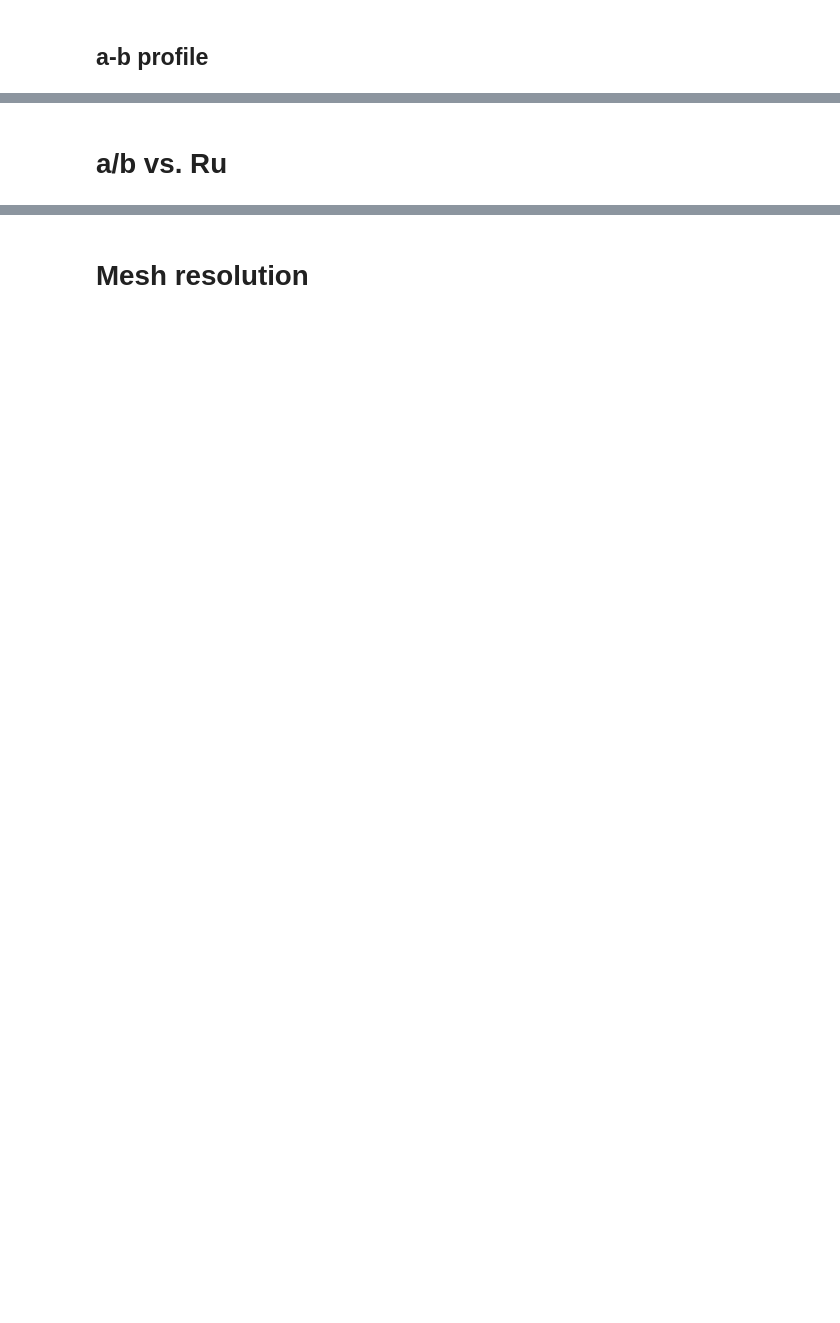
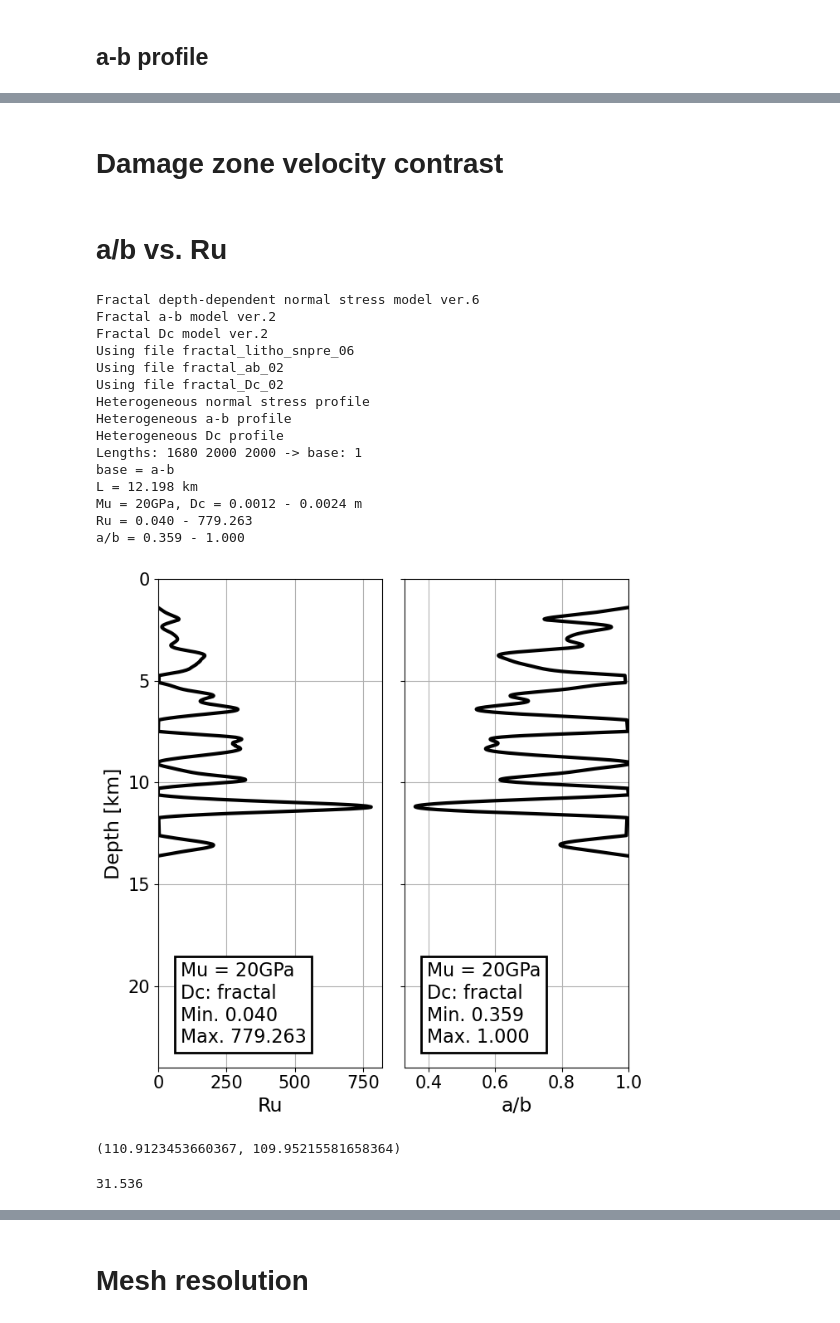
Before and after one commit to JeenaYun/jeena-tandem, a Jupyter notebook: scripts/useful_pieces.ipynb, the cells around one changed output, grey strips where cells are left out. Drawn from its saved outputs; the diff is of its cells as text; code cells hidden in the pictures; blank space fills up the shorter version.

```diff
--- a/scripts/useful_pieces.ipynb
+++ b/scripts/useful_pieces.ipynb
@@ -422,0 +852,2 @@ delsn_out
+# %% [markdown]
+# Damage zone velocity contrast
@@ -423,12 +864,12 @@ delsn_out
 # %% [markdown]
 # a/b vs. Ru
 # %%
-save_on = 1
+save_on = 0
 # --------- Interpolate variables to match the lengths: b, sigma & a-b
 mesh_y,_a,_b,_ab,_sigma,_Dc = ch.make_uniform(prefix)
 
 # Shear modulus (within DZ for DZ model)
-mu = 15e9
+mu = 20e9
 
 # --------- Mask out only VW zone
 # VW = np.where(np.logical_and(-mesh_y >= Hs[-1], -mesh_y<= Hs[1]))[0]
@@ -474,36 +915,53 @@ if max(D_c)-min(D_c) > 1e-4:
     ax[0].text(xl[1]*0.1,23,'Mu = %dGPa\nDc: fractal\nMin. %2.3f\nMax. %2.3f'%(mu/1e9,min(Ru),max(Ru)),fontsize=16,va='bottom',ha='left',bbox=mp.tboxprop)
 else:
     ax[0].text(xl[1]*0.1,23,'Mu = %dGPa\nDc = %2.4f m\nMin. %2.3f\nMax. %2.3f'%(mu/1e9,min(D_c),min(Ru),max(Ru)),fontsize=16,va='bottom',ha='left',bbox=mp.tboxprop)
 
 ax[1].plot(aa/bb,-mesh_y,color='k',lw=3,label='Ru',zorder=3)
 print('a/b = %2.3f - %2.3f'%(min(aa/bb),max(aa/bb)))
 ax[1].set_xlabel('a/b',fontsize=17)
 # ax[1].set_ylabel('Depth [km]',fontsize=17)
 ax[1].axes.yaxis.set_ticklabels([])
 xl = ax[1].get_xlim()
 ax[1].set_xlim(xl[0],1.)
 ax[1].set_ylim(0,24)
 ax[1].invert_yaxis()
 ax[1].grid(True)
 if max(D_c)-min(D_c) > 1e-4:
     ax[1].text(xl[0]+(1-xl[0])*0.1,23,'Mu = %dGPa\nDc: fractal\nMin. %2.3f\nMax. %2.3f'%(mu/1e9,min(aa/bb),max(aa/bb)),fontsize=16,va='bottom',ha='left',bbox=mp.tboxprop)
 else:
     ax[1].text(xl[0]+(1-xl[0])*0.1,23,'Mu = %dGPa\nDc = %2.4f m\nMin. %2.3f\nMax. %2.3f'%(mu/1e9,min(D_c),min(aa/bb),max(aa/bb)),fontsize=16,va='bottom',ha='left',bbox=mp.tboxprop)
 
 plt.tight_layout()
 
 if save_on:
     if max(D_c)-min(D_c) > 1e-4:
         # if 'DZ' in prefix:
-        #     plt.savefig('%s/abRu_%d_NnB22.png'%(prefix,mu/1e9))
+        #     plt.savefig('plots/%s/abRu_%d_NnB22.png'%(prefix,mu/1e9))
         # else:
-        #     plt.savefig('%s/abRu_%d.png'%(prefix,mu/1e9))
-        plt.savefig('%s/abRu_%d.png'%(prefix,mu/1e9))
+        #     plt.savefig('plots/%s/abRu_%d.png'%(prefix,mu/1e9))
+        plt.savefig('plots/%s/abRu_%d.png'%(prefix,mu/1e9))
     else:
         # if 'DZ' in prefix:
-        #     plt.savefig('%s/abRu_%d_%d_NnB22.png'%(prefix,mu/1e9,min(D_c)*1e4))
+        #     plt.savefig('plots/%s/abRu_%d_%d_NnB22.png'%(prefix,mu/1e9,min(D_c)*1e4))
         # else:
-        #     plt.savefig('%s/abRu_%d_%d.png'%(prefix,mu/1e9,min(D_c)*1e4))
-        plt.savefig('%s/abRu_%d_%d.png'%(prefix,mu/1e9,min(D_c)*1e4))
+        #     plt.savefig('plots/%s/abRu_%d_%d.png'%(prefix,mu/1e9,min(D_c)*1e4))
+        plt.savefig('plots/%s/abRu_%d_%d.png'%(prefix,mu/1e9,min(D_c)*1e4))
 
 plt.show()
+# %% [output]
+Fractal depth-dependent normal stress model ver.6
+Fractal a-b model ver.2
+Fractal Dc model ver.2
+Using file fractal_litho_snpre_06
+Using file fractal_ab_02
+Using file fractal_Dc_02
+Heterogeneous normal stress profile
+Heterogeneous a-b profile
+Heterogeneous Dc profile
+Lengths: 1680 2000 2000 -> base: 1
+base = a-b
+L = 12.198 km
+Mu = 20GPa, Dc = 0.0012 - 0.0024 m
+Ru = 0.040 - 779.263
+a/b = 0.359 - 1.000
+[figure, added]
@@ -511,0 +968,9 @@ others[-1][0]
+# %%
+np.median(Ru),np.mean(Ru)
+# %% [output]
+(110.9123453660367, 109.95215581658364)
+# %%
+# 1e-9 m/s
+1e-9*sc.yr2sec*1e3
+# %% [output]
+31.536
```
Also changed, not shown: parts of 69 cells of this notebook, 2 other files.
